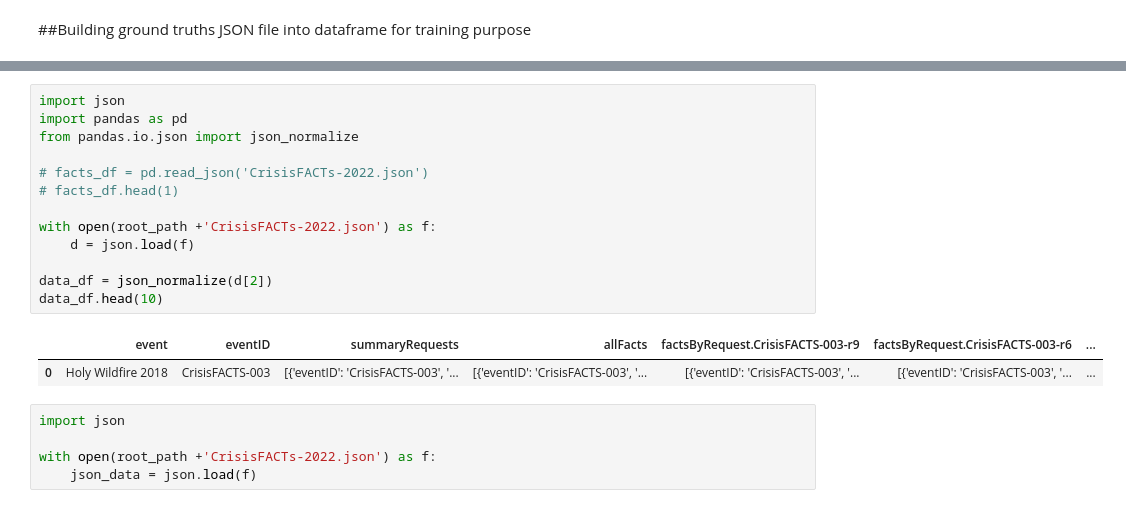
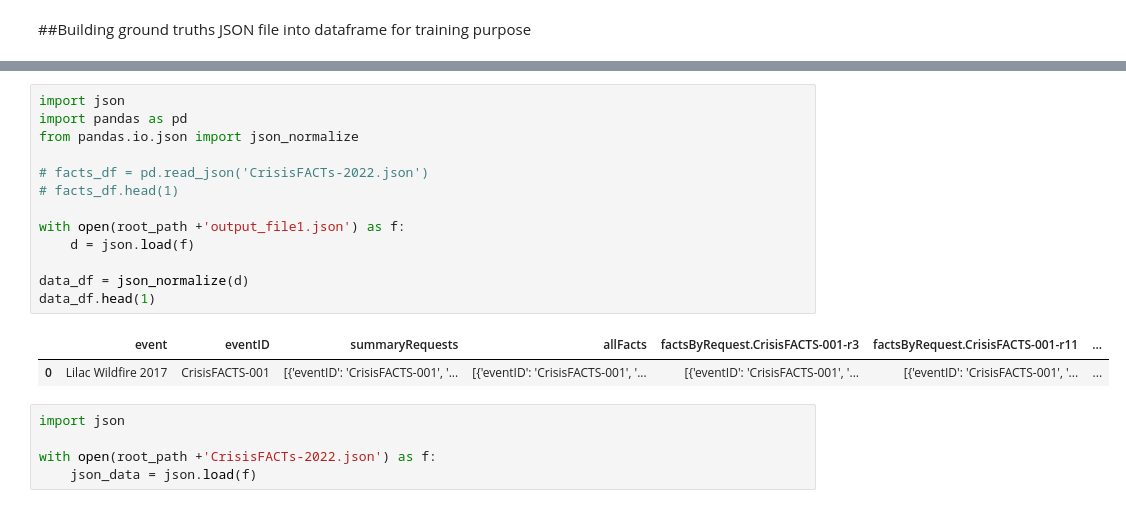
Before and after one commit to sush104/Crisis_Event_Ranking_and_Summarization, a Jupyter notebook: CrisisFACTs_Sushant.ipynb, the cells around one changed output, grey strips where cells are left out. Cells and saved outputs as stored; diff of their text form.

```diff
--- a/CrisisFACTs_Sushant.ipynb
+++ b/CrisisFACTs_Sushant.ipynb
@@ -587,19 +889,19 @@ Drive already mounted at /content/drive; to attempt to forcibly remount, call dr
 # %%
 import json
 import pandas as pd
 from pandas.io.json import json_normalize
 
 # facts_df = pd.read_json('CrisisFACTs-2022.json')
 # facts_df.head(1)
 
-with open(root_path +'CrisisFACTs-2022.json') as f:
+with open(root_path +'output_file1.json') as f:
     d = json.load(f)
 
-data_df = json_normalize(d[2])
-data_df.head(10)
+data_df = json_normalize(d)
+data_df.head(1)
 # %% [output]
-|  | event | eventID | summaryRequests | allFacts | factsByRequest.CrisisFACTS-003-r9 | factsByRequest.CrisisFACTS-003-r6 | ... |
-| 0 | Holy Wildfire 2018 | CrisisFACTS-003 | [{'eventID': 'CrisisFACTS-003', '... | [{'eventID': 'CrisisFACTS-003', '... | [{'eventID': 'CrisisFACTS-003', '... | [{'eventID': 'CrisisFACTS-003', '... | ... |
+|  | event | eventID | summaryRequests | allFacts | factsByRequest.CrisisFACTS-001-r3 | factsByRequest.CrisisFACTS-001-r11 | ... |
+| 0 | Lilac Wildfire 2017 | CrisisFACTS-001 | [{'eventID': 'CrisisFACTS-001', '... | [{'eventID': 'CrisisFACTS-001', '... | [{'eventID': 'CrisisFACTS-001', '... | [{'eventID': 'CrisisFACTS-001', '... | ... |
 # %%
 import json
 
```
Also changed, not shown: parts of 34 cells of this notebook.
